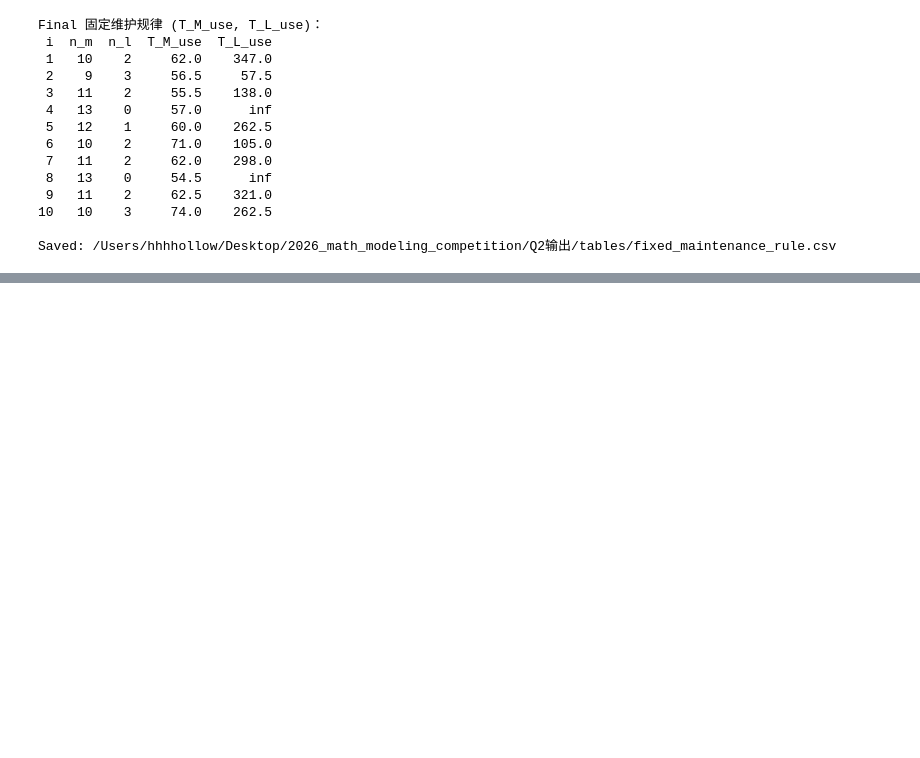
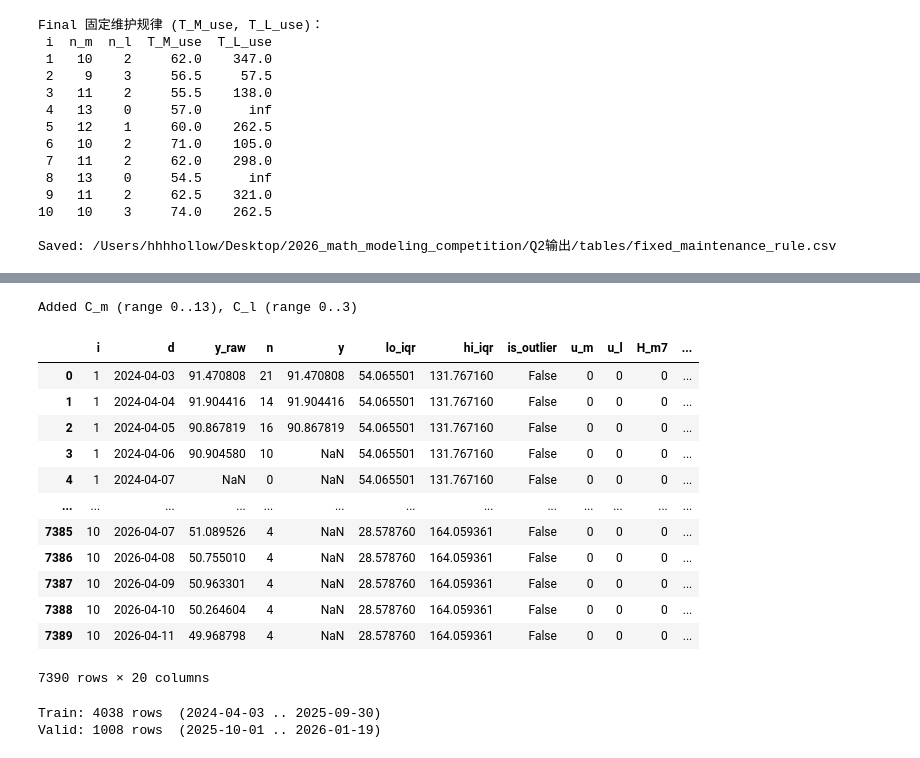
Before and after one commit to hhhhollow/2026_math_modeling_competition, a Jupyter notebook: lym/Q2.ipynb, the cells around one changed output, grey strips where cells are left out. Cells and saved outputs as stored; diff of their text form; code cells hidden in the pictures; blank space fills up the shorter version.

```diff
--- a/lym/Q2.ipynb
+++ b/lym/Q2.ipynb
@@ -296,0 +176,24 @@ Saved: Q2_regression_compare.csv,  Q2_extended_coeffs.csv
+# %%
+df = add_cum(df, mnt)
+print(f"Added C_m (range {df['C_m'].min()}..{df['C_m'].max()}), "
+      f"C_l (range {df['C_l'].min()}..{df['C_l'].max()})")
+
+df.to_csv(ROOT / "Q2输出/data/Q2_design_with_C.csv", index=False)
+# %% [output]
+Added C_m (range 0..13), C_l (range 0..3)
+# %%
+df
+# %% [output]
+|  | i | d | y_raw | n | y | lo_iqr | hi_iqr | is_outlier | u_m | u_l | H_m7 | ... |
+| 0 | 1 | 2024-04-03 | 91.470808 | 21 | 91.470808 | 54.065501 | 131.767160 | False | 0 | 0 | 0 | ... |
+| 1 | 1 | 2024-04-04 | 91.904416 | 14 | 91.904416 | 54.065501 | 131.767160 | False | 0 | 0 | 0 | ... |
+| 2 | 1 | 2024-04-05 | 90.867819 | 16 | 90.867819 | 54.065501 | 131.767160 | False | 0 | 0 | 0 | ... |
+| 3 | 1 | 2024-04-06 | 90.904580 | 10 | NaN | 54.065501 | 131.767160 | False | 0 | 0 | 0 | ... |
+| 4 | 1 | 2024-04-07 | NaN | 0 | NaN | 54.065501 | 131.767160 | False | 0 | 0 | 0 | ... |
+| ... | ... | ... | ... | ... | ... | ... | ... | ... | ... | ... | ... | ... |
+| 7385 | 10 | 2026-04-07 | 51.089526 | 4 | NaN | 28.578760 | 164.059361 | False | 0 | 0 | 0 | ... |
+| 7386 | 10 | 2026-04-08 | 50.755010 | 4 | NaN | 28.578760 | 164.059361 | False | 0 | 0 | 0 | ... |
+| 7387 | 10 | 2026-04-09 | 50.963301 | 4 | NaN | 28.578760 | 164.059361 | False | 0 | 0 | 0 | ... |
+| 7388 | 10 | 2026-04-10 | 50.264604 | 4 | NaN | 28.578760 | 164.059361 | False | 0 | 0 | 0 | ... |
+| 7389 | 10 | 2026-04-11 | 49.968798 | 4 | NaN | 28.578760 | 164.059361 | False | 0 | 0 | 0 | ... |
+7390 rows × 20 columns
@@ -296,0 +207,13 @@ Saved: Q2_regression_compare.csv,  Q2_extended_coeffs.csv
+# %%
+# 训练/验证切分
+train_end = pd.Timestamp("2025-09-30")
+val_start = pd.Timestamp("2025-10-01")
+val_end   = pd.Timestamp("2026-01-19")
+
+df_tr = df[df["d"] <= train_end].copy()
+df_va = df[(df["d"] >= val_start) & (df["d"] <= val_end)].copy()
+print(f"Train: {len(df_tr)} rows  ({df_tr['d'].min().date()} .. {df_tr['d'].max().date()})")
+print(f"Valid: {len(df_va)} rows  ({df_va['d'].min().date()} .. {df_va['d'].max().date()})")
+# %% [output]
+Train: 4038 rows  (2024-04-03 .. 2025-09-30)
+Valid: 1008 rows  (2025-10-01 .. 2026-01-19)
```
Also changed, not shown: parts of 10 cells of this notebook, 9 other files.
